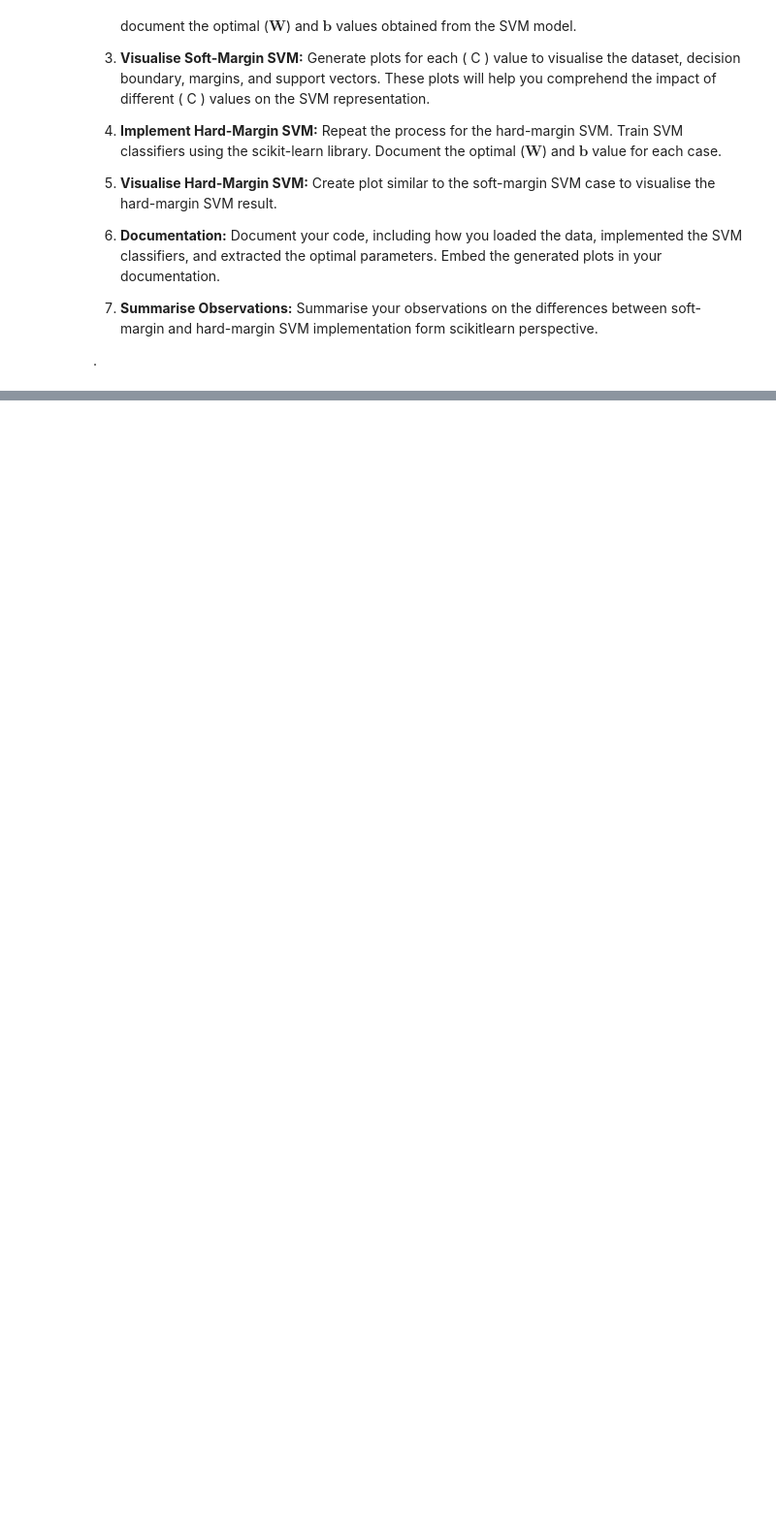
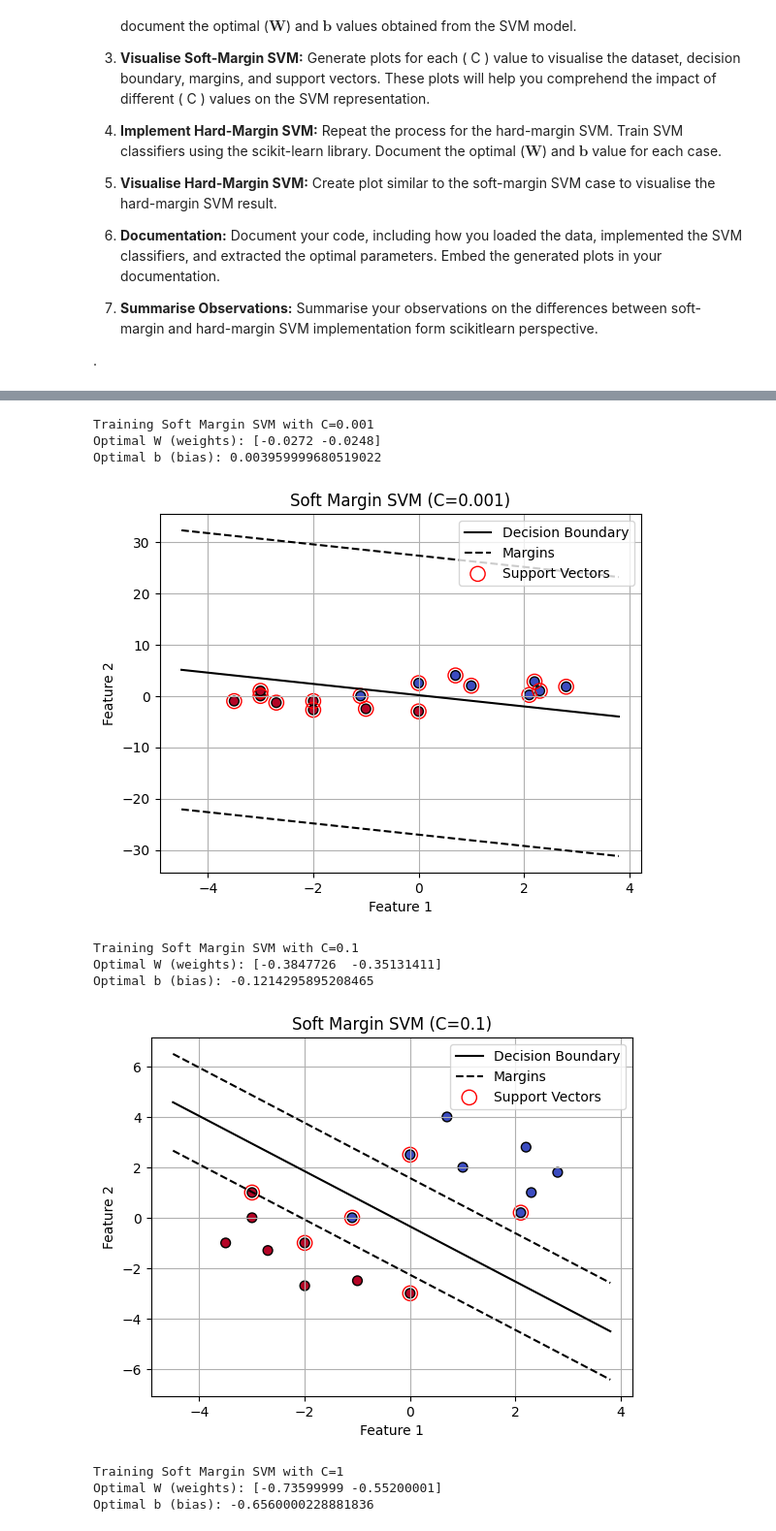
Before and after one commit to FajarKKP/Coding, a Jupyter notebook: 06_ML_SVM.ipynb, the cells around one changed output, grey strips where cells are left out. Shown at 97% size. Drawn from its saved outputs; the diff is of its cells as text; code cells hidden in the pictures; blank space fills up the shorter version.

```diff
--- a/06_ML_SVM.ipynb
+++ b/06_ML_SVM.ipynb
@@ -543,0 +570,60 @@ In this task, you will implement both the soft-margin and hard-margin Support Ve
+# %%
+# Task 3 (soft margin)
+# List of C values to evaluate
+C_list = [1e-3, 1e-1, 1, 1e2, 1e5]
+
+# Function to plot decision boundary
+def plot_decision_boundary(X, y, model, C_value):
+    plt.scatter(X[:, 0], X[:, 1], c=y, cmap='coolwarm', s=50, edgecolors='k')
+
+    # Decision boundary
+    x_vals = np.linspace(X[:, 0].min() - 1, X[:, 0].max() + 1, 100)
+    y_vals = -(model.coef_[0][0] * x_vals + model.intercept_[0]) / model.coef_[0][1]
+    plt.plot(x_vals, y_vals, 'k-', label='Decision Boundary')
+
+    # Margins
+    margin = 1 / np.linalg.norm(model.coef_)
+    y_vals_down = y_vals - margin
+    y_vals_up = y_vals + margin
+    plt.plot(x_vals, y_vals_down, 'k--', label='Margins')
+    plt.plot(x_vals, y_vals_up, 'k--')
+
+    # Highlight support vectors
+    plt.scatter(model.support_vectors_[:, 0], model.support_vectors_[:, 1],
+                s=120, facecolors='none', edgecolors='r', label='Support Vectors')
+
+    plt.xlabel('Feature 1')
+    plt.ylabel('Feature 2')
+    plt.title(f'Soft Margin SVM (C={C_value})')
+    plt.legend()
+    plt.grid()
+    plt.show()
+
+# Iterate through different values of C
+for C_value in C_list:
+    print(f"\nTraining Soft Margin SVM with C={C_value}")
+    svm_model = SVC(kernel='linear', C=C_value)
+    svm_model.fit(X, y)
+
+    # Extract optimal weights (W) and bias (b)
+    W = svm_model.coef_[0]
+    b = svm_model.intercept_[0]
+
+    # Print results
+    print(f"Optimal W (weights): {W}")
+    print(f"Optimal b (bias): {b}")
+
+    # Plot decision boundary
+    plot_decision_boundary(X, y, svm_model, C_value)
+# %% [output]
+Training Soft Margin SVM with C=0.001
+Optimal W (weights): [-0.0272 -0.0248]
+Optimal b (bias): 0.003959999680519022
+[figure, added]
+Training Soft Margin SVM with C=0.1
+Optimal W (weights): [-0.3847726  -0.35131411]
+Optimal b (bias): -0.1214295895208465
+[figure, added]
+Training Soft Margin SVM with C=1
+Optimal W (weights): [-0.73599999 -0.55200001]
+Optimal b (bias): -0.6560000228881836
```
Also changed, not shown: parts of 5 cells of this notebook.
